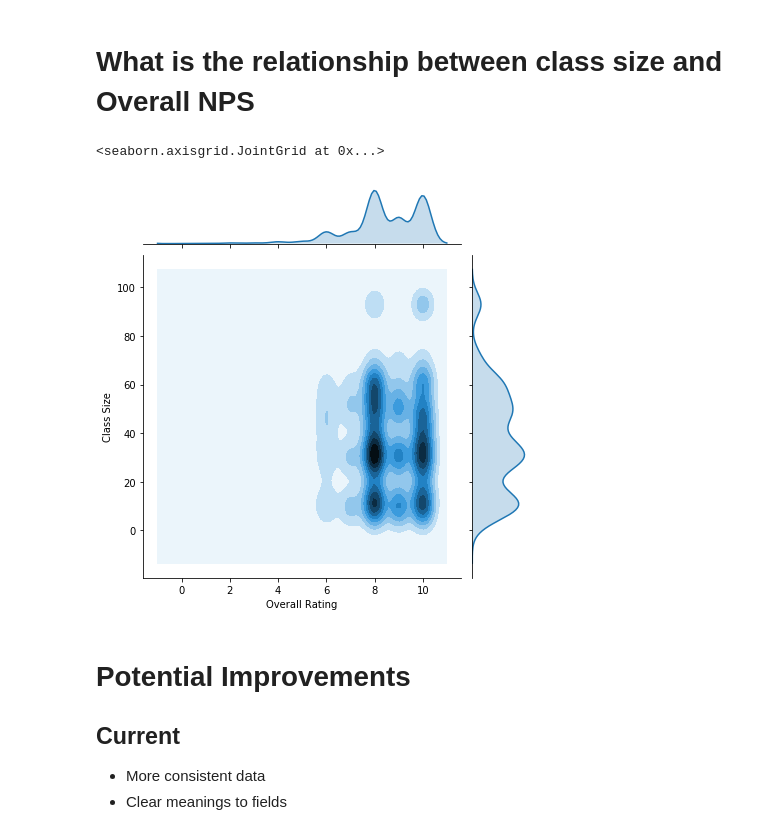
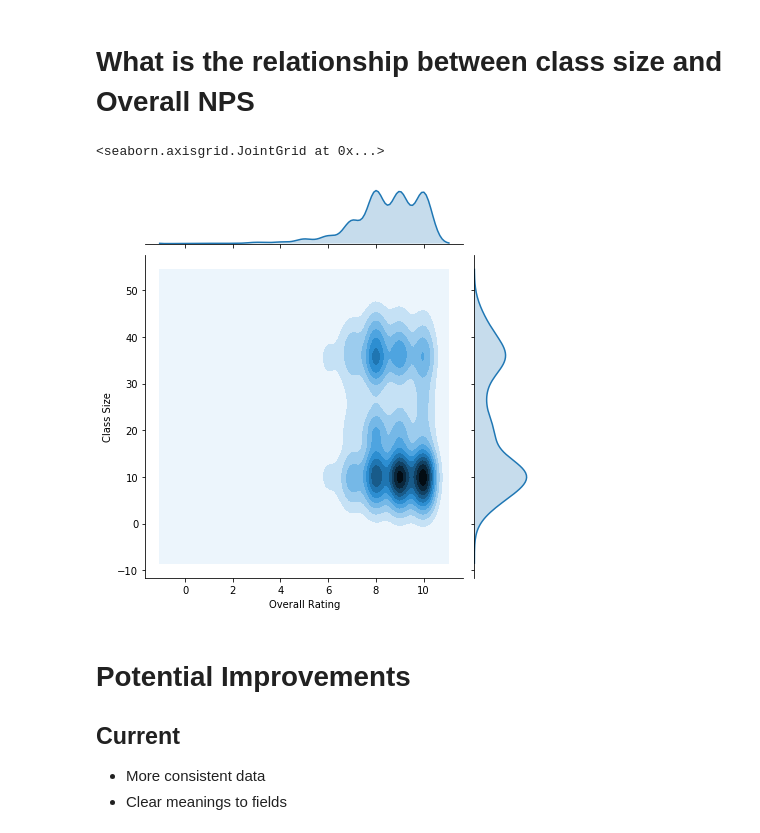
Before and after one commit to DacioRomero/Data-Analysis, a Jupyter notebook: Coursework/Projects/NPS.ipynb, the cells around one changed output. Saved outputs shown, nothing was run; the diff lists cells and outputs as text; code cells hidden in the pictures.

```diff
--- a/Coursework/Projects/NPS.ipynb
+++ b/Coursework/Projects/NPS.ipynb
@@ -179,12 +179,12 @@ sns.lineplot(hue='Track', x='Week', y='Response Count', data=data)
 # %% [markdown]
 # What is the relationship between class size and Overall NPS
 # %%
-size = df.groupby(['Location', 'Year', 'Week'])['Week'].transform('count').to_numpy()
+size = df.groupby(['Location', 'Year', 'Week', 'Track'])['Track'].transform('count').to_numpy()
 overall = df['Overall Rating'].to_numpy()
 sns.jointplot(overall, size, kind='kde').set_axis_labels('Overall Rating', 'Class Size')
 # %% [output]
 <seaborn.axisgrid.JointGrid at 0x...>
-[figure, old version]
+[figure, new version]
 # %% [markdown]
 # Potential Improvements
 ## Current
```
Also changed, not shown: parts of 1 cell of this notebook.
